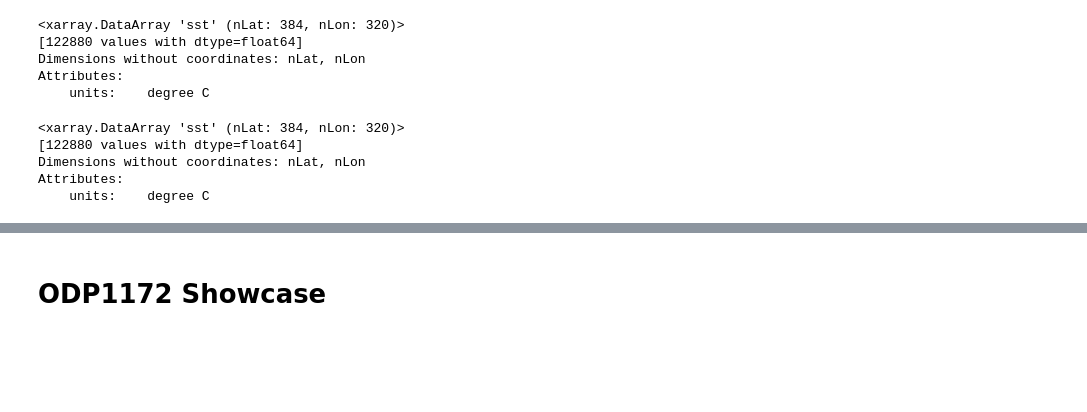
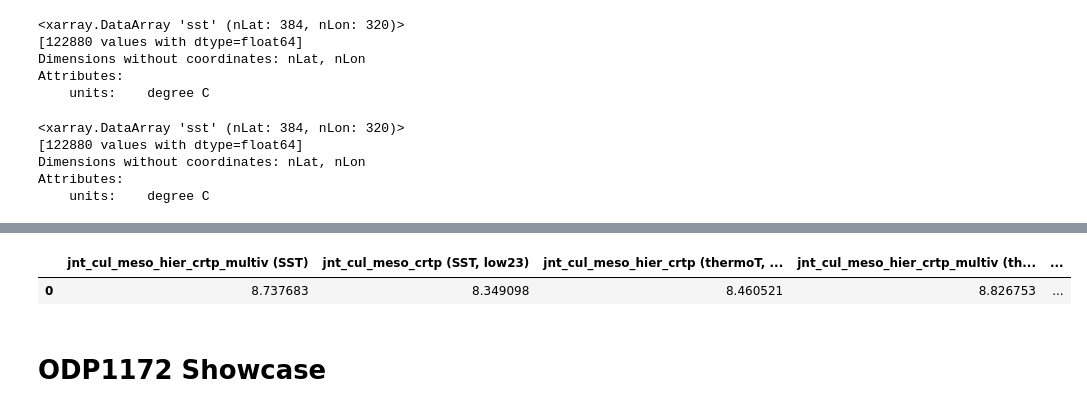
Before and after one commit to PaleoLipidRR/TEXAS, a Jupyter notebook: ipynb_files/culRI-Bayesian_visualizations.ipynb, the cells around one changed output, grey strips where cells are left out. Drawn from its saved outputs; the diff is of its cells as text; code cells hidden in the pictures; blank space fills up the shorter version.

```diff
--- a/ipynb_files/culRI-Bayesian_visualizations.ipynb
+++ b/ipynb_files/culRI-Bayesian_visualizations.ipynb
@@ -555,6 +556,10 @@ features = ['fGDGT_0', 'fGDGT_1', 'fGDGT_2', 'fGDGT_3','fGDGT_cren', 'fGDGT_cren
 PhanTEX_df['ringIndex'] = np.array([PhanTEX_df[features[i]]*ringNumbers_dict_zhang16.get(features[i]) for i in range(len(features))]).sum(axis=0)
 PhanTEX_df['scaledRI'] = PhanTEX_df['ringIndex'] / 4
 PhanTEX_df['gdgt23ratio'] = PhanTEX_df['fGDGT_2'] / PhanTEX_df['fGDGT_3']
+
+PhanTEX_df['thermoT_linear'] = (PhanTEX_df['TEX86'] - intercept)/slope
+PhanTEX_df['SST_Schouten02'] = predictSSTfromTEX(PhanTEX_df['TEX86'],method_name='schouteN_meso002')
+PhanTEX_df['SST_Kim10'] = predictSSTfromTEX(PhanTEX_df['TEX86'],method_name='kim2010_tex86H')
 PhanTEX_df
 # %% [output]
 |  | SampleID | SiteName | SiteHole | MBSF | MCD | SampleDepth | Formation | Country | ContinentOcean | ... |
@@ -959,9 +965,6 @@ gdgt23ratio_crtp_low23 = coretop_df_low23['gdgt23ratio_median'].astype(float).to
 no3_crtp_low23 = coretop_df_low23['no3_sf2tc_avg'].astype(float).tolist()
 # %%
 WL_paleo_tex_df = PhanTEX_df[PhanTEX_df['SiteName']=='Wilson Lake'].reset_index(drop=True)
-WL_paleo_tex_df['thermoT_linear'] = (WL_paleo_tex_df['TEX86'] - intercept)/slope
-WL_paleo_tex_df['SST_Schouten02'] = predictSSTfromTEX(WL_paleo_tex_df['TEX86'],method_name='schouteN_meso002')
-WL_paleo_tex_df['SST_Kim10'] = predictSSTfromTEX(WL_paleo_tex_df['TEX86'],method_name='kim2010_tex86H')
 search_tolerance = np.std(WL_paleo_tex_df['TEX86'], ddof=1) * 2
 WL_paleo_tex_df['SST_bsr'] = bsr.predict_seatemp_analog(WL_paleo_tex_df['TEX86'],
                                                      prior_mean=30, prior_std=6,
@@ -1823,3 +1395,8 @@ axs[4].add_patch(rect)
+# %%
+diff_data
+# %% [output]
+|  | jnt_cul_meso_hier_crtp_multiv (SST) | jnt_cul_meso_crtp (SST, low23) | jnt_cul_meso_hier_crtp (thermoT, ... | jnt_cul_meso_hier_crtp_multiv (th... | ... |
+| 0 | 8.737683 | 8.349098 | 8.460521 | 8.826753 | ... |
 # %% [markdown]
 # ODP1172 Showcase
 # %%
```
Also changed, not shown: parts of 14 cells of this notebook, 19 other files.
